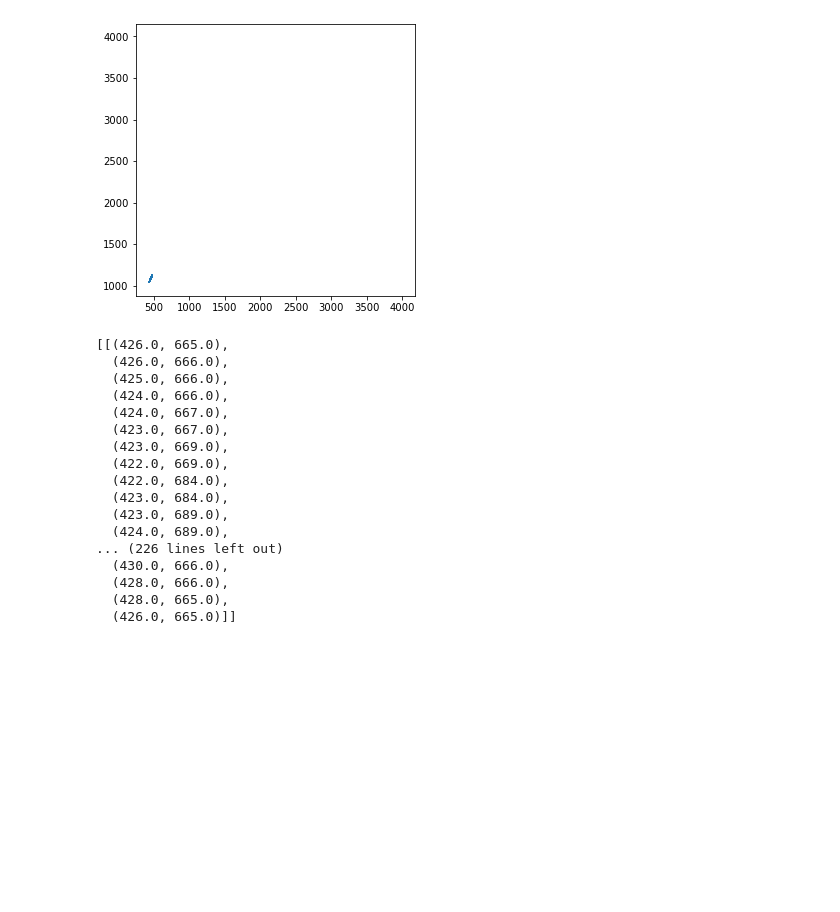
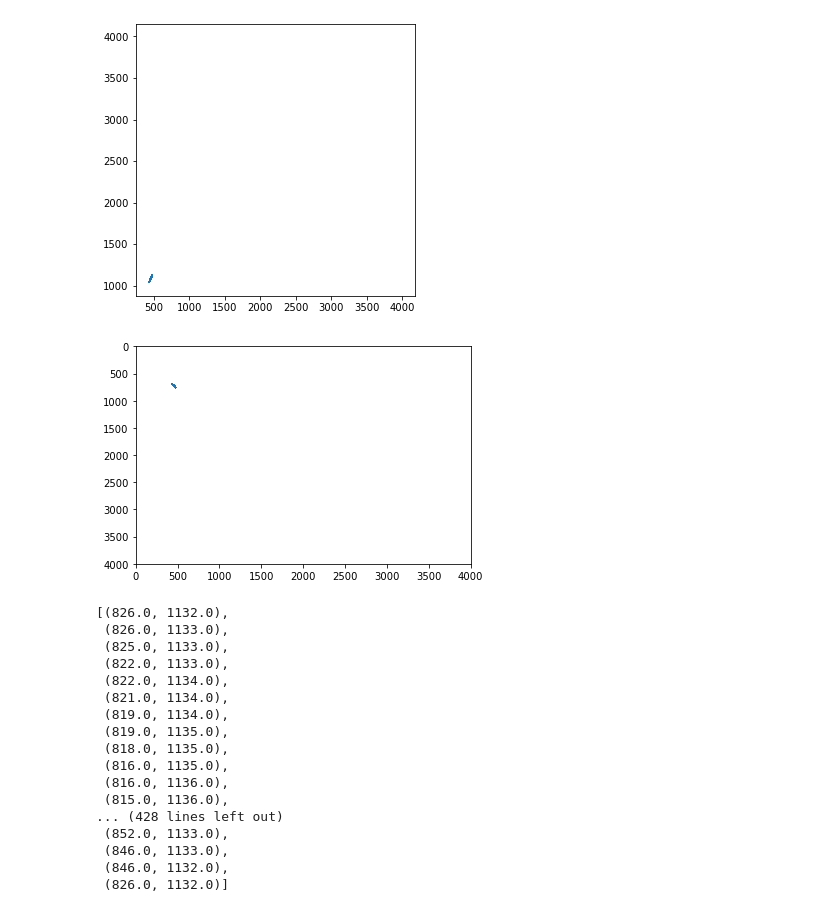
Before and after one commit to akisen/Predict_Solar_Flare_Mrcnn, a Jupyter notebook: src_dataset/Convert_bitmap_to_polygon.ipynb, the cells around one changed output. Saved outputs shown, nothing was run; the diff lists cells and outputs as text; code cells hidden in the pictures; blank space fills up the shorter version.

Commit message:
Polygonの可視化がうまく行かない・・作り方に問題があるかも

```diff
--- a/src_dataset/Convert_bitmap_to_polygon.ipynb
+++ b/src_dataset/Convert_bitmap_to_polygon.ipynb
@@ -387,29 +387,64 @@ ax.add_patch(p)
 # %% [output]
 <matplotlib.patches.Polygon at 0x...>
 [figure]
+# %%
+import pickle
+import utils
+import matplotlib.pyplot as plt
+import matplotlib.patches as pat
+def show_polygon(polygon):
+    plt.figure(1)
+    ax = plt.subplot(1,1,1)
+    plt.xlim(0,4000)
+    ax.set_ylim([4000,0]); #y軸を反転
+    p = pat.Polygon(polygon)
+    ax.add_patch(p)
+    plt.show()
+def show_polygons(polygons):
+    plt.figure(1)
+    ax = plt.subplot(1,1,1)
+    plt.xlim(0,4000)
+    plt.ylim(0,4000)
+    print(polygons[4][0])
+    # for polygon in polygons:
+    #     p = pat.Polygon(polygon[0])
+    #     print(polygon[-])
+    #     ax.add_patch(p)
+    plt.show()
+def pickle_load(path):
+    with open(path, mode='rb') as f:
+        data = pickle.load(f)
+        return data
+coord_series = pickle_load("/home/akito/Documents/Documents/Predict_Solar_Flare_Mrcnn/src_dataset/Coord_series.pickle")
+show_polygon(coord_series["2010-05-01 00:00:00"][0][0])
+# %% [output]
+[figure, added]
 # %%
 import pickle
+import utils
+import matplotlib.pyplot as plt
+import matplotlib.patches as pat
 def pickle_load(path):
     with open(path, mode='rb') as f:
         data = pickle.load(f)
         return data
 coord_series = pickle_load("/home/akito/Documents/Documents/Predict_Solar_Flare_Mrcnn/src_dataset/Coord_series.pickle")
-coord_series["2010-05-01 00:00:00"][0]
+coord_series["2010-05-03  00:00:00"][0][0]
 # %% [output]
-[[(426.0, 665.0),
-  (426.0, 666.0),
-  (425.0, 666.0),
-  (424.0, 666.0),
-  (424.0, 667.0),
-  (423.0, 667.0),
-  (423.0, 669.0),
-  (422.0, 669.0),
-  (422.0, 684.0),
-  (423.0, 684.0),
-  (423.0, 689.0),
-  (424.0, 689.0),
-... (226 lines left out)
-  (430.0, 666.0),
-  (428.0, 666.0),
-  (428.0, 665.0),
-  (426.0, 665.0)]]
+[(826.0, 1132.0),
+ (826.0, 1133.0),
+ (825.0, 1133.0),
+ (822.0, 1133.0),
+ (822.0, 1134.0),
+ (821.0, 1134.0),
+ (819.0, 1134.0),
+ (819.0, 1135.0),
+ (818.0, 1135.0),
+ (816.0, 1135.0),
+ (816.0, 1136.0),
+ (815.0, 1136.0),
+... (428 lines left out)
+ (852.0, 1133.0),
+ (846.0, 1133.0),
+ (846.0, 1132.0),
+ (826.0, 1132.0)]
```
Also changed, not shown: 9 other files.
